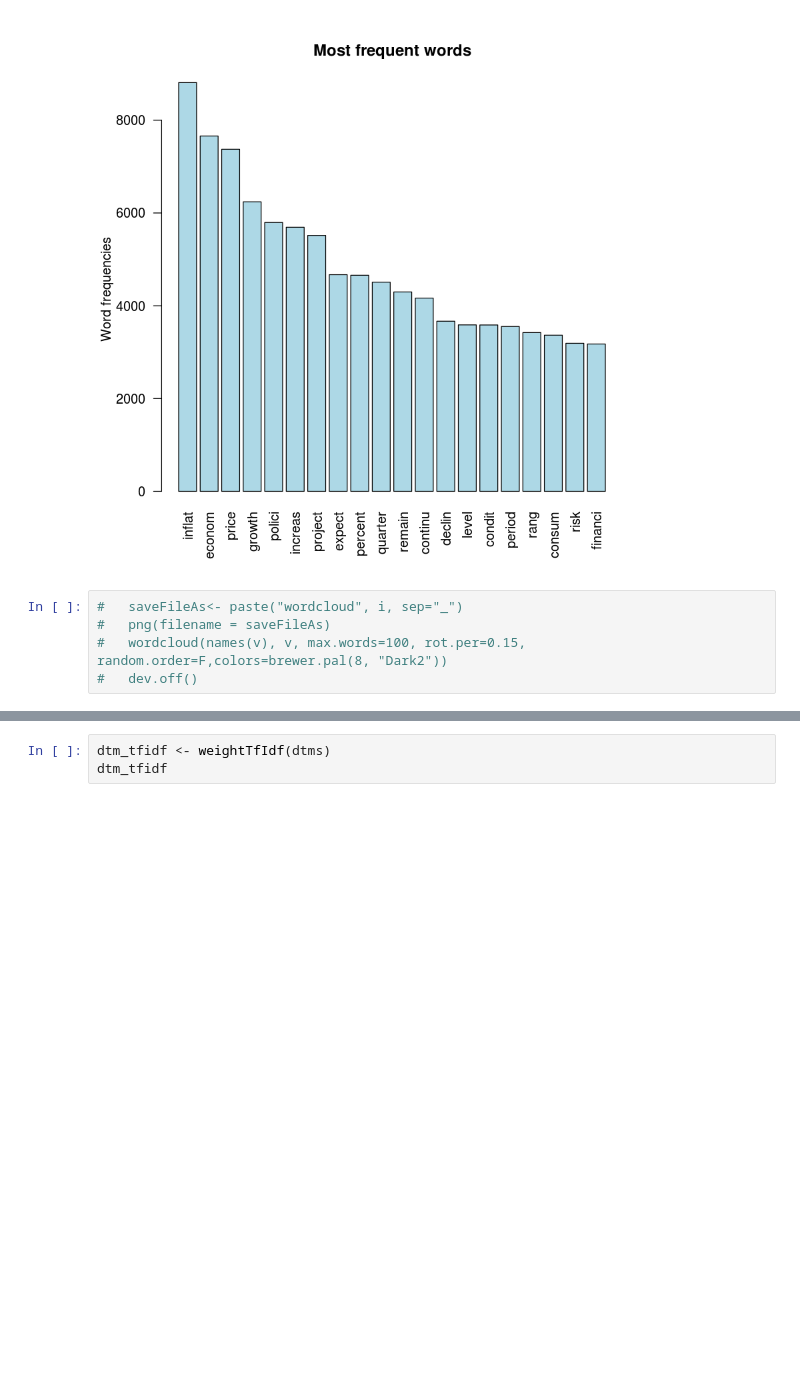
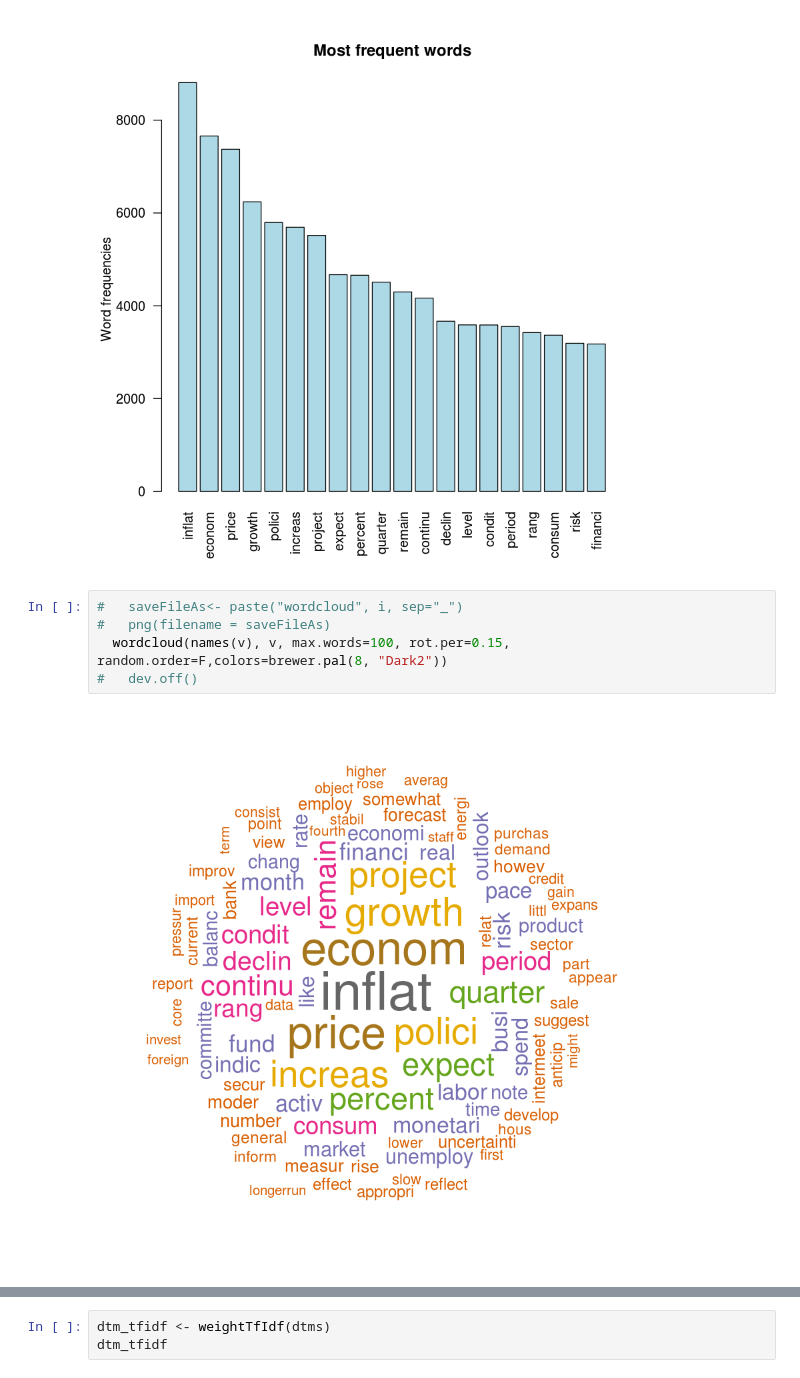
Before and after one commit to harishaaram/Topic-Modeling, a Jupyter notebook: Text_Analysis_Fedspeech.ipynb, the cells around one changed output, grey strips where cells are left out. Drawn from its saved outputs; the diff is of its cells as text; blank space fills up the shorter version.

```diff
--- a/Text_Analysis_Fedspeech.ipynb
+++ b/Text_Analysis_Fedspeech.ipynb
@@ -159,5 +191,7 @@ print(findFreqTerms(dtm,lowfreq = 2000))
 # %%
 #   saveFileAs<- paste("wordcloud", i, sep="_")
 #   png(filename = saveFileAs)
-#   wordcloud(names(v), v, max.words=100, rot.per=0.15, random.order=F,colors=brewer.pal(8, "Dark2"))
+  wordcloud(names(v), v, max.words=100, rot.per=0.15, random.order=F,colors=brewer.pal(8, "Dark2"))
 #   dev.off()
+# %% [output]
+[figure, added]
```
Also changed, not shown: parts of 102 cells of this notebook.
